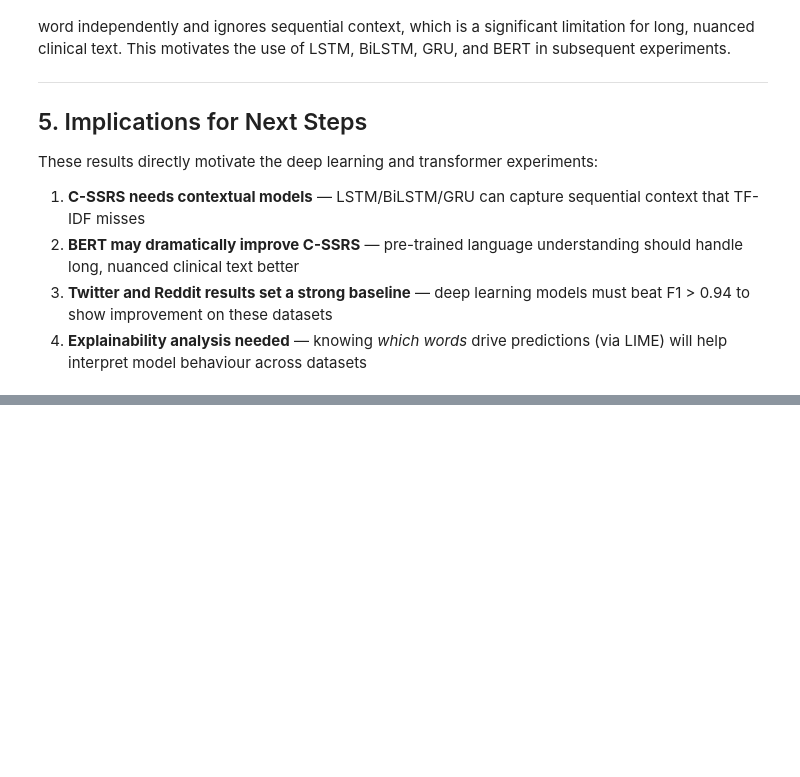
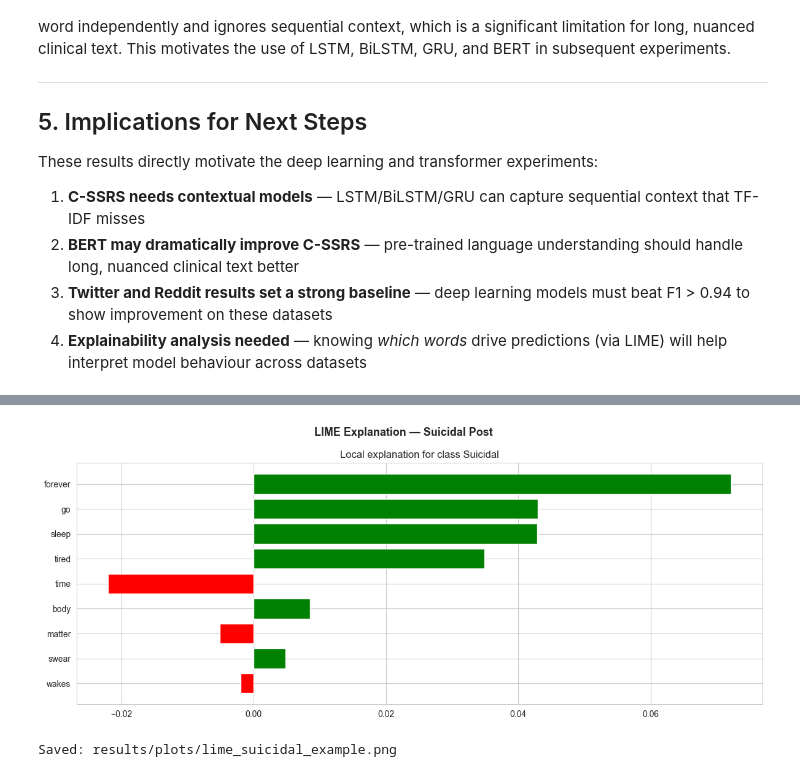
Before and after one commit to alinaerkul/suicidality-nlp, a Jupyter notebook: notebooks/02_ml_results.ipynb, the cells around one changed output, grey strips where cells are left out. Drawn from its saved outputs; the diff is of its cells as text; code cells hidden in the pictures; blank space fills up the shorter version.

Commit message:
Add LIME explainability analysis and visualisations

```diff
--- a/notebooks/02_ml_results.ipynb
+++ b/notebooks/02_ml_results.ipynb
@@ -448,0 +456,8 @@ These results directly motivate the deep learning and transformer experiments:
+# %%
+from lime.lime_text import LimeTextExplainer
+
+# Class names for display
+class_names = ['Non-suicidal', 'Suicidal']
+
+# LIME explainer
+explainer = LimeTextExplainer(class_names=class_names)
@@ -448,0 +543,14 @@ These results directly motivate the deep learning and transformer experiments:
+# %%
+# Pick real examples from test set
+# Берём реальные тексты — один суицидальный, один нет
+
+# Find a suicidal example that model got RIGHT
+suicidal_examples = X_test[y_test == 1].values
+non_suicidal_examples = X_test[y_test == 0].values
+
+print('=== EXAMPLE 1: Suicidal post ===')
+exp1 = explain_prediction(lr_model, suicidal_examples[0])
+
+print()
+print('=== EXAMPLE 2: Non-suicidal post ===')
+exp2 = explain_prediction(lr_model, non_suicidal_examples[0])
@@ -448,0 +575,13 @@ These results directly motivate the deep learning and transformer experiments:
+# %%
+# Alternative: save LIME explanation as matplotlib plot
+import matplotlib.pyplot as plt
+
+fig = exp1.as_pyplot_figure()
+fig.suptitle('LIME Explanation — Suicidal Post', fontsize=13, fontweight='bold')
+plt.tight_layout()
+plt.savefig('results/plots/lime_suicidal_example.png', dpi=150, bbox_inches='tight')
+plt.show()
+print('Saved: results/plots/lime_suicidal_example.png')
+# %% [output]
+[figure, added]
+Saved: results/plots/lime_suicidal_example.png
```
Also changed, not shown: parts of 11 cells of this notebook, 4 other files.
